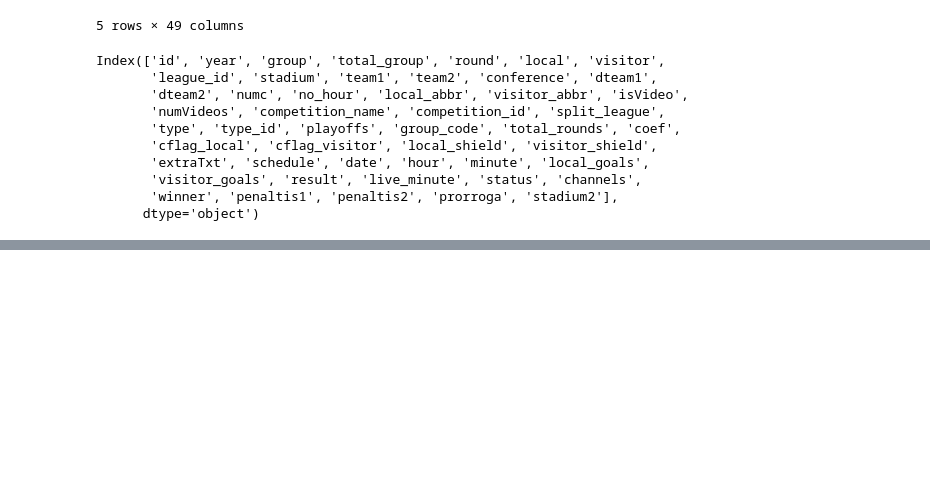
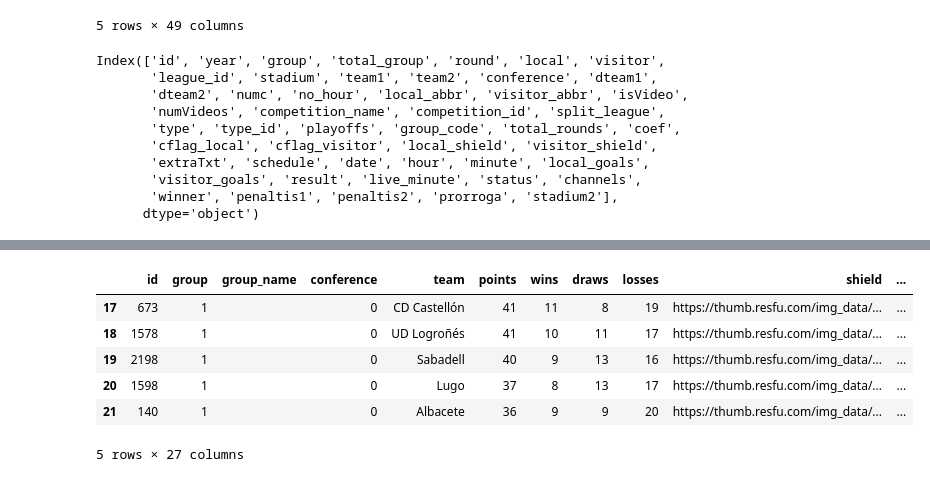
Before and after one commit to PabloMatus6/Spanish-LaLiga-Matchweek-Prediction, a Jupyter notebook: Pruebas/RequestLoops.ipynb, the cells around one changed output, grey strips where cells are left out. Cells and saved outputs as stored; diff of their text form; code cells hidden in the pictures; blank space fills up the shorter version.

```diff
--- a/Pruebas/RequestLoop.ipynb
+++ b/Pruebas/RequestLoops.ipynb
@@ -254,0 +282,10 @@ Index(['id', 'year', 'group', 'total_group', 'round', 'local', 'visitor',
+# %%
+df3.tail()
+# %% [output]
+|  | id | group | group_name | conference | team | points | wins | draws | losses | shield | ... |
+| 17 | 673 | 1 |  | 0 | CD Castellón | 41 | 11 | 8 | 19 | https://thumb.resfu.com/img_data/... | ... |
+| 18 | 1578 | 1 |  | 0 | UD Logroñés | 41 | 10 | 11 | 17 | https://thumb.resfu.com/img_data/... | ... |
+| 19 | 2198 | 1 |  | 0 | Sabadell | 40 | 9 | 13 | 16 | https://thumb.resfu.com/img_data/... | ... |
+| 20 | 1598 | 1 |  | 0 | Lugo | 37 | 8 | 13 | 17 | https://thumb.resfu.com/img_data/... | ... |
+| 21 | 140 | 1 |  | 0 | Albacete | 36 | 9 | 9 | 20 | https://thumb.resfu.com/img_data/... | ... |
+5 rows × 27 columns
```
Also changed, not shown: parts of 23 cells of this notebook, 37 other files.
